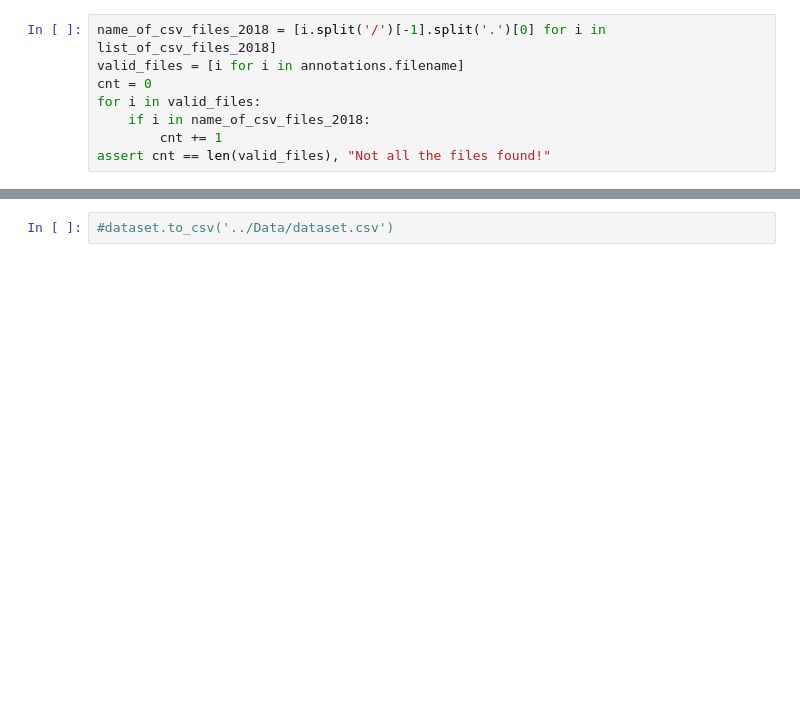
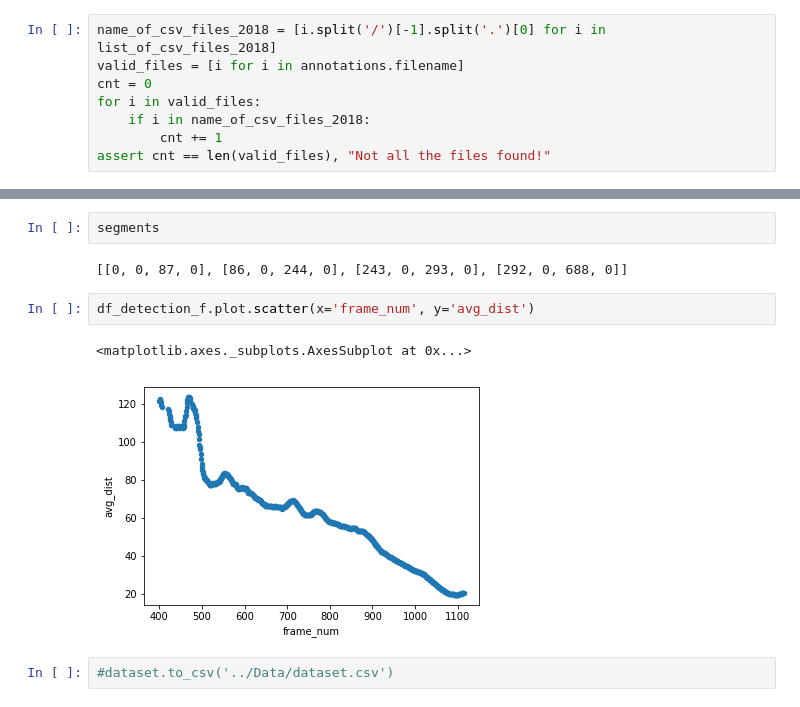
Before and after one commit to saeedarabi92/Farm-equipment-following-behaviour, a Jupyter notebook: notebooks/Mixed_effect_model.ipynb, the cells around one changed output, grey strips where cells are left out. Cells and saved outputs as stored; diff of their text form; blank space fills up the shorter version.

```diff
--- a/notebooks/Mixed_effect_model.ipynb
+++ b/notebooks/Mixed_effect_model.ipynb
@@ -81,3 +119,12 @@ KeyboardInterrupt:
+# %%
+segments
+# %% [output]
+[[0, 0, 87, 0], [86, 0, 244, 0], [243, 0, 293, 0], [292, 0, 688, 0]]
+# %%
+df_detection_f.plot.scatter(x='frame_num', y='avg_dist')
+# %% [output]
+<matplotlib.axes._subplots.AxesSubplot at 0x...>
+[figure, added]
 # %%
 #dataset.to_csv('../Data/dataset.csv')
 # %%
```
Also changed, not shown: parts of 6 cells of this notebook.
